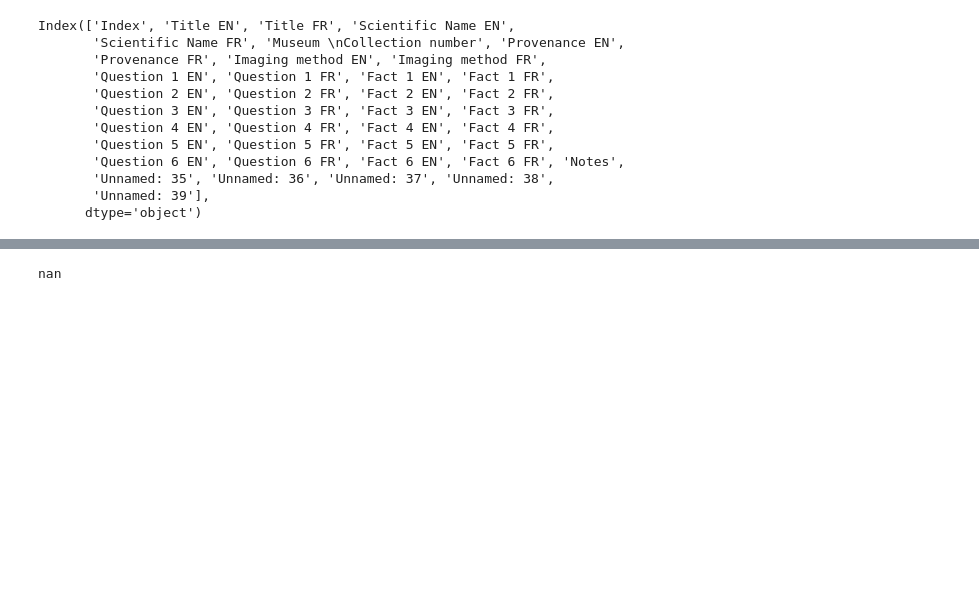
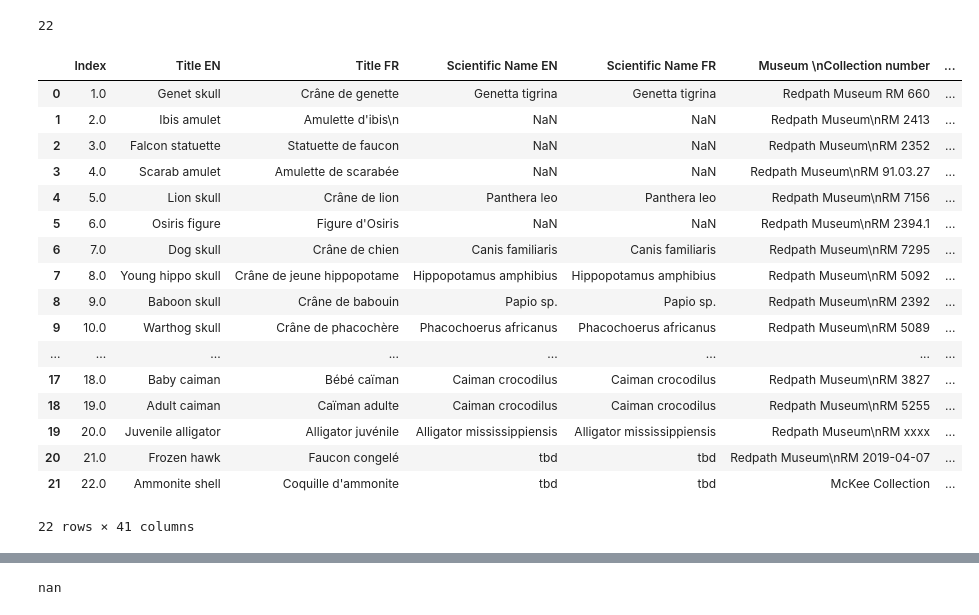
Before and after one commit to gpdantedaniel/lucido-retrieval-agent-backend, a Jupyter notebook: notebooks/exploration/vrmuseum_data.ipynb, the cells around one changed output, grey strips where cells are left out. Drawn from its saved outputs; the diff is of its cells as text; code cells hidden in the pictures; blank space fills up the shorter version.

```diff
--- a/notebooks/exploration/vrmuseum_data.ipynb
+++ b/notebooks/exploration/vrmuseum_data.ipynb
@@ -7,15 +4,0 @@ sample = df.iloc[0]
-# %%
-df.columns
-# %% [output]
-Index(['Index', 'Title EN', 'Title FR', 'Scientific Name EN',
-       'Scientific Name FR', 'Museum \nCollection number', 'Provenance EN',
-       'Provenance FR', 'Imaging method EN', 'Imaging method FR',
-       'Question 1 EN', 'Question 1 FR', 'Fact 1 EN', 'Fact 1 FR',
-       'Question 2 EN', 'Question 2 FR', 'Fact 2 EN', 'Fact 2 FR',
-       'Question 3 EN', 'Question 3 FR', 'Fact 3 EN', 'Fact 3 FR',
-       'Question 4 EN', 'Question 4 FR', 'Fact 4 EN', 'Fact 4 FR',
-       'Question 5 EN', 'Question 5 FR', 'Fact 5 EN', 'Fact 5 FR',
-       'Question 6 EN', 'Question 6 FR', 'Fact 6 EN', 'Fact 6 FR', 'Notes',
-       'Unnamed: 35', 'Unnamed: 36', 'Unnamed: 37', 'Unnamed: 38',
-       'Unnamed: 39'],
-      dtype='object')
@@ -21,0 +7,29 @@ Index(['Index', 'Title EN', 'Title FR', 'Scientific Name EN',
+# %%
+specimen_names = [
+    'RM 660 genet skull',
+    'RM 2413 ibis amulet',
+    'RM 2352 falcon statuette',
+    'RM 91.03.27 scarab amulet',
+    'RM 7156 lion skull',
+    'RM 2394.1 Osiris statuette',
+    'RM 7295 dog skull',
+    'RM 5092 hippo skull',
+    'RM 2392 baboon skull',
+    'RM 5089 warthog skull',
+    'RM 5731 falcon mummy',
+    'RM 2726.2 falcon mummy',
+    'RM 2727.1 ibis mummy',
+    'RM 2727.2 ibis mummy fake',
+    'RM 2728.1 cat mummy',
+    'RM 2725-01 croc mummy',
+    'RM 2725-02 croc mummy',
+    'RM 3827 pickled caiman',
+    'RM 5255 frozen caiman',
+    'RM xx frozen Alligator',
+    'RM 2019-04-07 frozen hawk',
+    'Fossil ammonite (McKee collection)'
+]
+
+len(specimen_names)
+# %% [output]
+22
@@ -22,3 +38,24 @@ Index(['Index', 'Title EN', 'Title FR', 'Scientific Name EN',
+# %%
+df
+# %% [output]
+|  | Index | Title EN | Title FR | Scientific Name EN | Scientific Name FR | Museum \nCollection number | ... |
+| 0 | 1.0 | Genet skull | Crâne de genette | Genetta tigrina | Genetta tigrina | Redpath Museum RM 660 | ... |
+| 1 | 2.0 | Ibis amulet | Amulette d'ibis\n | NaN | NaN | Redpath Museum\nRM 2413 | ... |
+| 2 | 3.0 | Falcon statuette | Statuette de faucon | NaN | NaN | Redpath Museum\nRM 2352 | ... |
+| 3 | 4.0 | Scarab amulet | Amulette de scarabée | NaN | NaN | Redpath Museum\nRM 91.03.27 | ... |
+| 4 | 5.0 | Lion skull | Crâne de lion | Panthera leo | Panthera leo | Redpath Museum\nRM 7156 | ... |
+| 5 | 6.0 | Osiris figure | Figure d'Osiris | NaN | NaN | Redpath Museum\nRM 2394.1 | ... |
+| 6 | 7.0 | Dog skull | Crâne de chien | Canis familiaris | Canis familiaris | Redpath Museum\nRM 7295 | ... |
+| 7 | 8.0 | Young hippo skull | Crâne de jeune hippopotame | Hippopotamus amphibius | Hippopotamus amphibius | Redpath Museum\nRM 5092 | ... |
+| 8 | 9.0 | Baboon skull | Crâne de babouin | Papio sp. | Papio sp. | Redpath Museum\nRM 2392 | ... |
+| 9 | 10.0 | Warthog skull | Crâne de phacochère | Phacochoerus africanus | Phacochoerus africanus | Redpath Museum\nRM 5089 | ... |
+| ... | ... | ... | ... | ... | ... | ... | ... |
+| 17 | 18.0 | Baby caiman | Bébé caïman | Caiman crocodilus | Caiman crocodilus | Redpath Museum\nRM 3827 | ... |
+| 18 | 19.0 | Adult caiman | Caïman adulte | Caiman crocodilus | Caiman crocodilus | Redpath Museum\nRM 5255 | ... |
+| 19 | 20.0 | Juvenile alligator | Alligator juvénile | Alligator mississippiensis | Alligator mississippiensis | Redpath Museum\nRM xxxx | ... |
+| 20 | 21.0 | Frozen hawk | Faucon congelé | tbd | tbd | Redpath Museum\nRM 2019-04-07 | ... |
+| 21 | 22.0 | Ammonite shell | Coquille d'ammonite | tbd | tbd | McKee Collection | ... |
+22 rows × 41 columns
 # %%
 DESCRIPTION_TEMPLATE="""title: {title}
 scientific name: {scientific_name}
```
Also changed, not shown: parts of 5 cells of this notebook, 2 other files.
